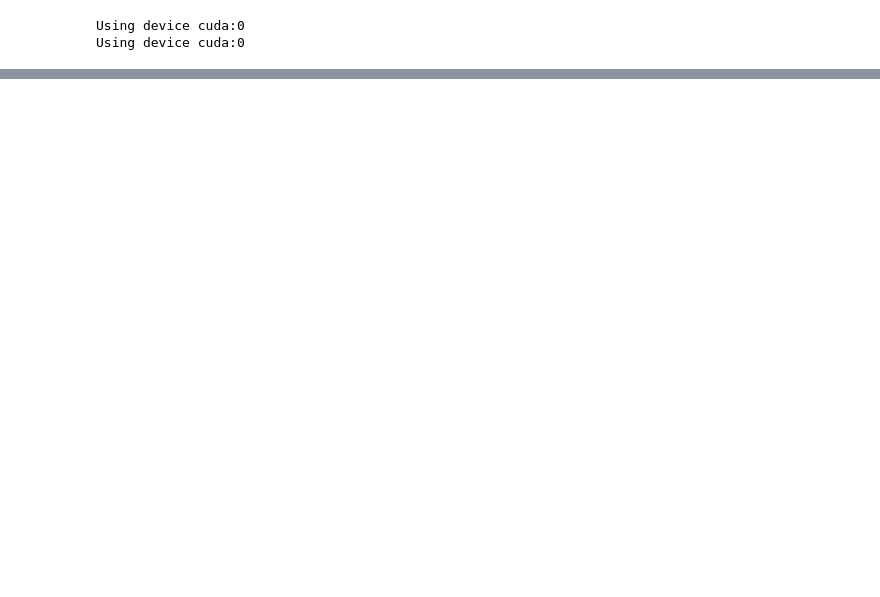
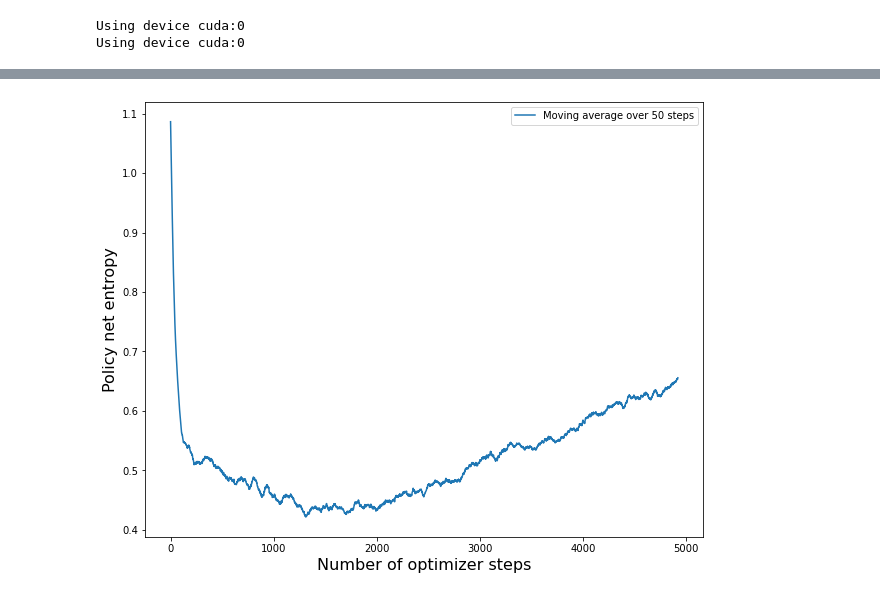
Before and after one commit to nicoladainese96/textMBRL, a Jupyter notebook: Policy_MCTS_analysis.ipynb, the cells around one changed output, grey strips where cells are left out. Saved outputs shown, nothing was run; the diff lists cells and outputs as text; code cells hidden in the pictures; blank space fills up the shorter version.

```diff
--- a/Policy_MCTS_analysis.ipynb
+++ b/Policy_MCTS_analysis.ipynb
@@ -206,0 +71,4 @@ plot_action_optimality(perc_optimal_actions)
+# %%
+utils.plot_entropies(entropies, window)
+# %% [output]
+[figure, added]
```
Also changed, not shown: parts of 23 cells of this notebook, 27 other files.
